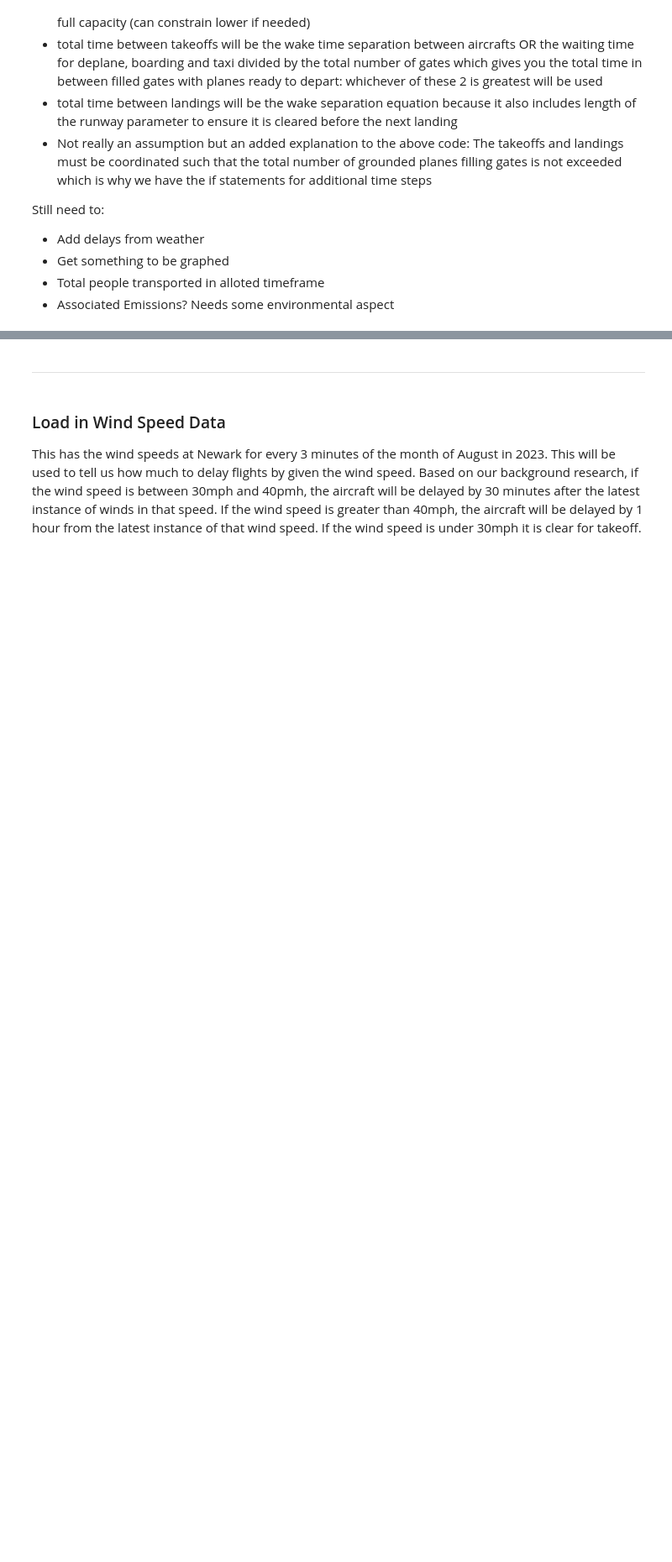
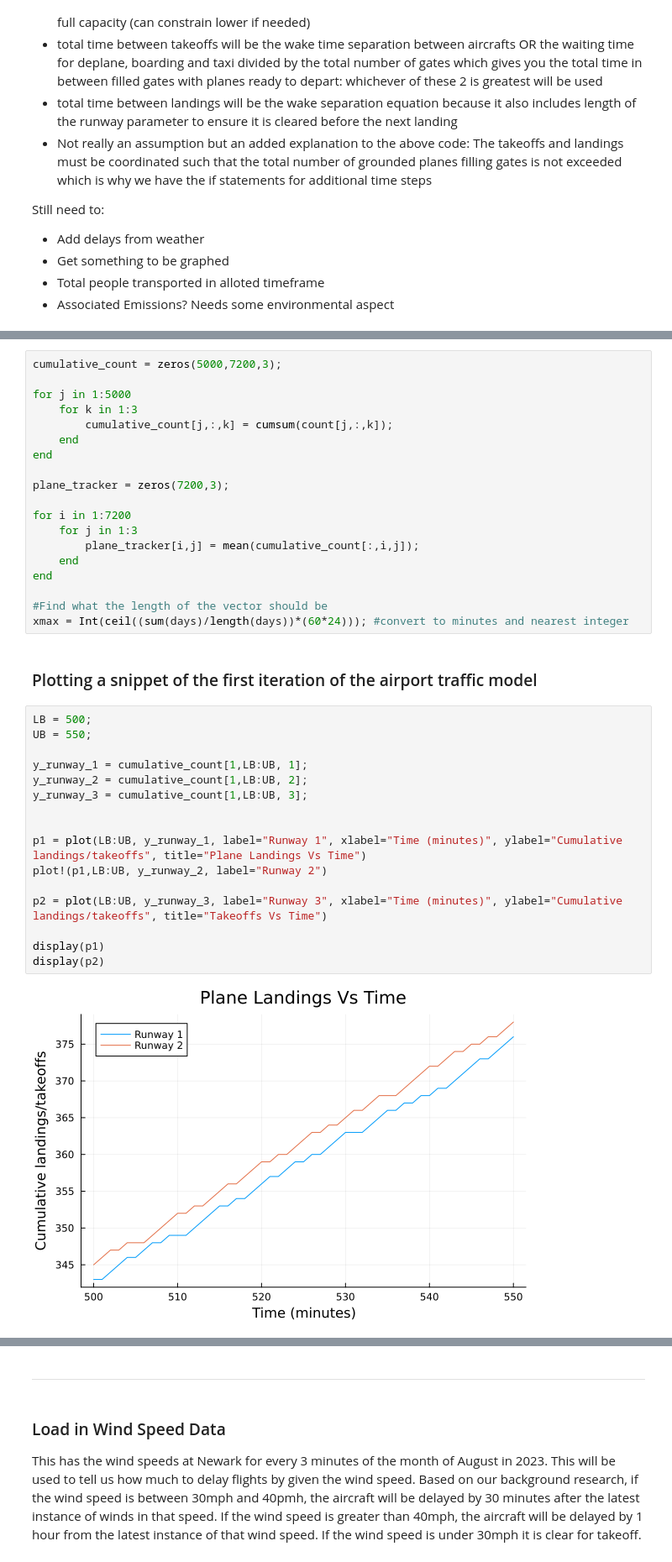
Before and after one commit to jrmarcuse/4750_Project, a Jupyter notebook: Airport_Traffic.ipynb, the cells around one changed output, grey strips where cells are left out. Shown at 84% size. Cells and saved outputs as stored; diff of their text form; blank space fills up the shorter version.

Commit message:
Model Working

```diff
--- a/Airport_Traffic.ipynb
+++ b/Airport_Traffic.ipynb
@@ -201,0 +363,39 @@ Still need to:
+# %%
+cumulative_count = zeros(5000,7200,3);
+
+for j in 1:5000
+    for k in 1:3
+        cumulative_count[j,:,k] = cumsum(count[j,:,k]);
+    end
+end
+
+plane_tracker = zeros(7200,3);
+
+for i in 1:7200
+    for j in 1:3
+        plane_tracker[i,j] = mean(cumulative_count[:,i,j]);
+    end
+end
+
+#Find what the length of the vector should be
+xmax = Int(ceil((sum(days)/length(days))*(60*24))); #convert to minutes and nearest integer
+# %% [markdown]
+### Plotting a snippet of the first iteration of the airport traffic model
+# %%
+LB = 500;
+UB = 550;
+
+y_runway_1 = cumulative_count[1,LB:UB, 1];
+y_runway_2 = cumulative_count[1,LB:UB, 2];
+y_runway_3 = cumulative_count[1,LB:UB, 3];
+
+
+p1 = plot(LB:UB, y_runway_1, label="Runway 1", xlabel="Time (minutes)", ylabel="Cumulative landings/takeoffs", title="Plane Landings Vs Time")
+plot!(p1,LB:UB, y_runway_2, label="Runway 2")
+
+p2 = plot(LB:UB, y_runway_3, label="Runway 3", xlabel="Time (minutes)", ylabel="Cumulative landings/takeoffs", title="Takeoffs Vs Time")
+
+display(p1)
+display(p2)
+# %% [output]
+[figure, added]
```
Also changed, not shown: parts of 10 cells of this notebook.
